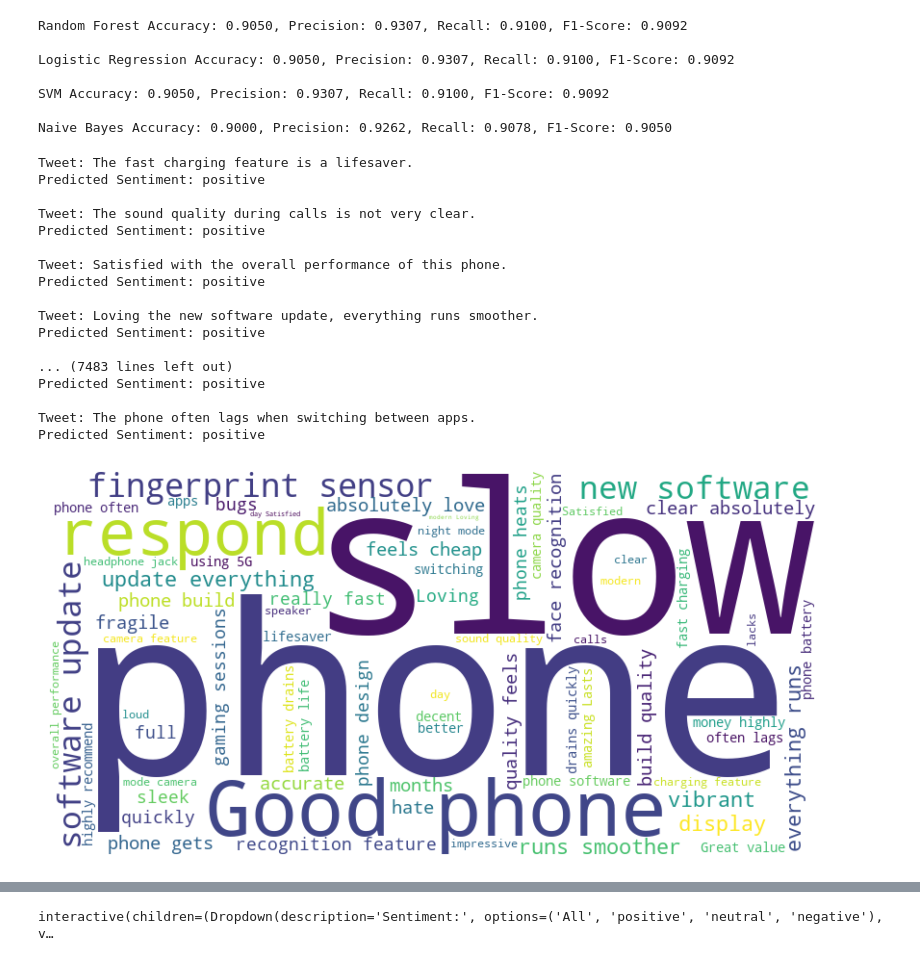
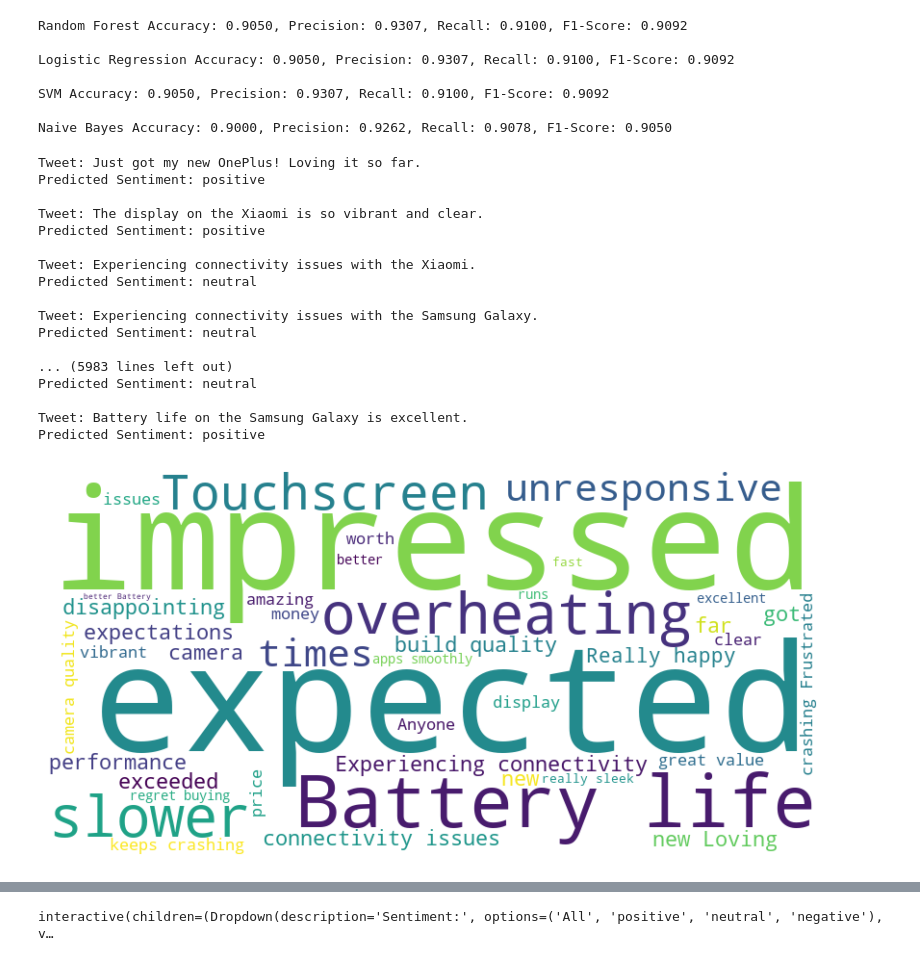
Before and after one commit to kottarivaibhav/Sentiment_Analysis, a Jupyter notebook: ipynb/DataAnalysis_1.ipynb, the cells around one changed output, grey strips where cells are left out. Cells and saved outputs as stored; diff of their text form; code cells hidden in the pictures.

```diff
--- a/ipynb/DataAnalysis_1.ipynb
+++ b/ipynb/DataAnalysis_1.ipynb
@@ -93,49 +93,49 @@ def get_tweets_from_csv(file_path, vectorizer, model, exclude_words):
         return pd.DataFrame()
 # %%
 # Path to the new CSV file containing tweets to analyze
-new_csv_path = "mobile_phone_tweets_final_1.csv"  # Replace with the path to your new CSV file
+new_csv_path = "output.csv"  # Replace with the path to your new CSV file
 predicted_tweets = get_tweets_from_csv(new_csv_path, vectorizer, model, exclude_words)
 
 # Display the results
 for index, tweet in predicted_tweets.iterrows():
     print(f"Tweet: {tweet['content']}\nPredicted Sentiment: {tweet['predicted_sentiment']}\n")
 
 # Generate a word cloud of all cleaned tweets (excluding product names)
 def remove_product_names(tweet, exclude_words):
     for word in exclude_words:
         tweet = re.sub(r'\b' + word + r'\b', '', tweet, flags=re.IGNORECASE)
     return tweet
 
 # Cleaned and processed tweets excluding product names
 all_tweets = " ".join(remove_product_names(tweet['content'], exclude_words) for index, tweet in predicted_tweets.iterrows())
 
 # Generate a word cloud image
 wordcloud = WordCloud(background_color="white", width=800, height=400).generate(all_tweets)
 
 # Display the generated image
 plt.figure(figsize=(10, 5))
 plt.imshow(wordcloud, interpolation='bilinear')
 plt.axis("off")
 plt.show()
 # %% [output]
-Tweet: The fast charging feature is a lifesaver.
+Tweet: Just got my new OnePlus! Loving it so far.
 Predicted Sentiment: positive
 
-Tweet: The sound quality during calls is not very clear.
+Tweet: The display on the Xiaomi is so vibrant and clear.
 Predicted Sentiment: positive
 
-Tweet: Satisfied with the overall performance of this phone.
+Tweet: Experiencing connectivity issues with the Xiaomi.
+Predicted Sentiment: neutral
+
+Tweet: Experiencing connectivity issues with the Samsung Galaxy.
+Predicted Sentiment: neutral
+
+... (5983 lines left out)
+Predicted Sentiment: neutral
+
+Tweet: Battery life on the Samsung Galaxy is excellent.
 Predicted Sentiment: positive
-
-Tweet: Loving the new software update, everything runs smoother.
-Predicted Sentiment: positive
-
-... (7483 lines left out)
-Predicted Sentiment: positive
-
-Tweet: The phone often lags when switching between apps.
-Predicted Sentiment: positive
-[figure, old version]
+[figure, new version]
 # %%
 # Assuming you have already trained your sentiment analysis model and predicted sentiments for tweets
 
```
Also changed, not shown: parts of 3 cells of this notebook, 9 other files.
